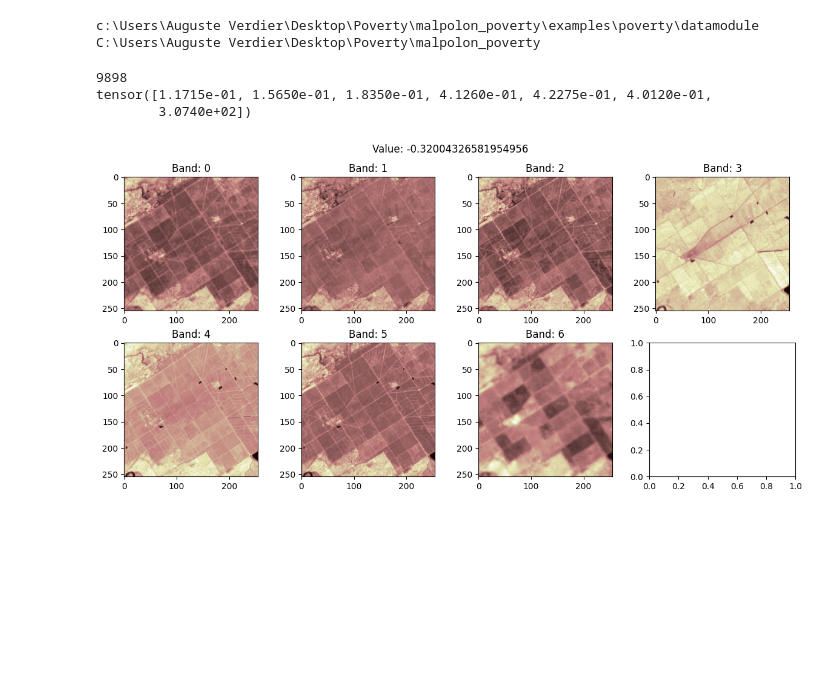
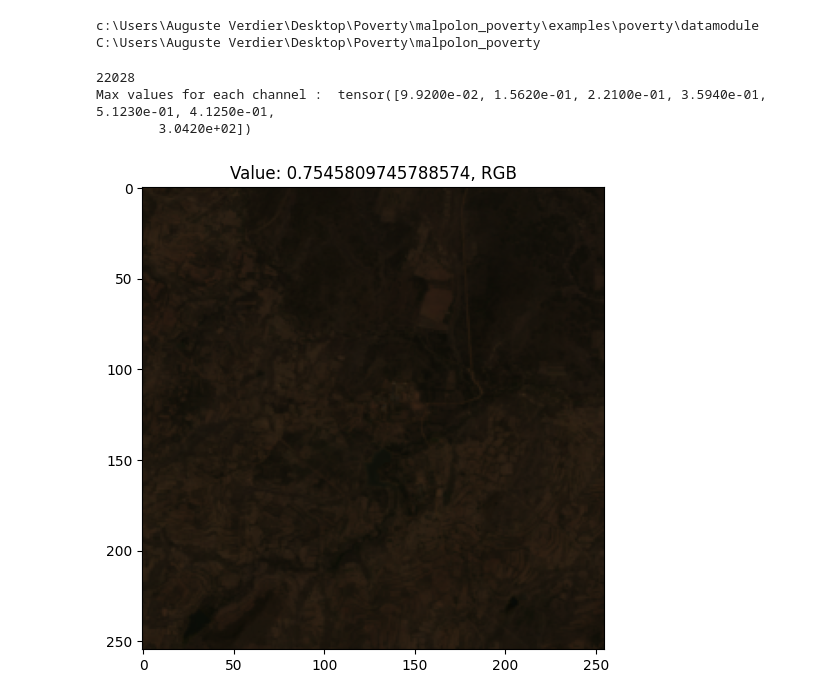
Before and after one commit to plantnet/malpolon, a Jupyter notebook: examples/poverty/datamodule/test_dataset.ipynb, the cells around one changed output. Cells and saved outputs as stored; diff of their text form; code cells hidden in the pictures; blank space fills up the shorter version.

```diff
--- a/examples/poverty/datamodule/test_dataset.ipynb
+++ b/examples/poverty/datamodule/test_dataset.ipynb
@@ -38,9 +38,9 @@ data_loader = datamodule.train_dataloader()
 # %%
 idx=random.randint(0,len(dataset))
 print(idx)
-dataset.plot(idx,rgb=False)
+dataset.plot(idx,rgb=True)
 # %% [output]
-9898
-tensor([1.1715e-01, 1.5650e-01, 1.8350e-01, 4.1260e-01, 4.2275e-01, 4.0120e-01,
-        3.0740e+02])
+22028
+Max values for each channel :  tensor([9.9200e-02, 1.5620e-01, 2.2100e-01, 3.5940e-01, 5.1230e-01, 4.1250e-01,
+        3.0420e+02])
-[figure, old version]
+[figure, new version]
```
Also changed, not shown: 1 other file.
